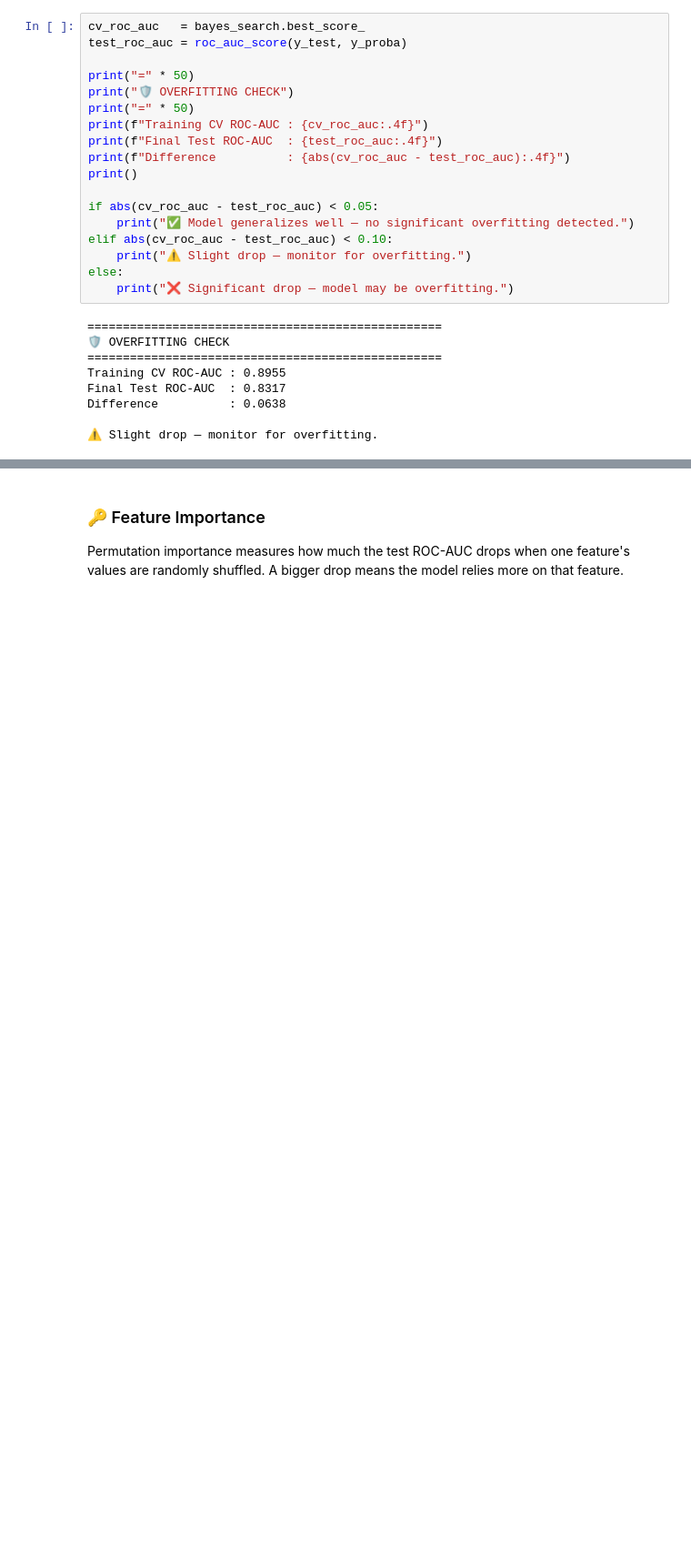
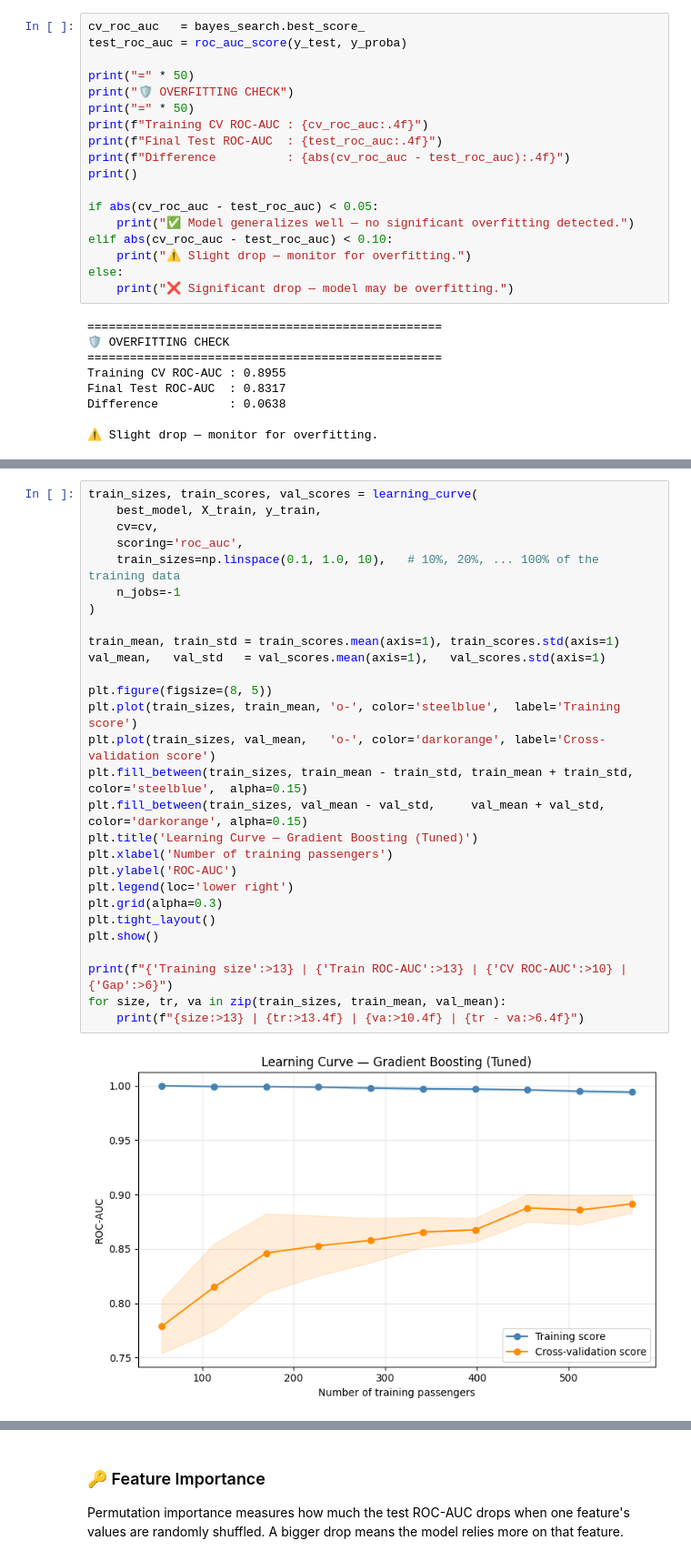
Before and after one commit to MaykInvest/Titanic-analysis, a Jupyter notebook: analysis.ipynb, the cells around one changed output, grey strips where cells are left out. Shown at 91% size. Drawn from its saved outputs; the diff is of its cells as text; blank space fills up the shorter version.

Commit message:
FEAT: add the Learning Curve to the model

```diff
--- a/analysis.ipynb
+++ b/analysis.ipynb
@@ -870,0 +876,30 @@ Difference          : 0.0638
+# %%
+train_sizes, train_scores, val_scores = learning_curve(
+    best_model, X_train, y_train,
+    cv=cv,
+    scoring='roc_auc',
+    train_sizes=np.linspace(0.1, 1.0, 10),   # 10%, 20%, ... 100% of the training data
+    n_jobs=-1
+)
+
+train_mean, train_std = train_scores.mean(axis=1), train_scores.std(axis=1)
+val_mean,   val_std   = val_scores.mean(axis=1),   val_scores.std(axis=1)
+
+plt.figure(figsize=(8, 5))
+plt.plot(train_sizes, train_mean, 'o-', color='steelblue',  label='Training score')
+plt.plot(train_sizes, val_mean,   'o-', color='darkorange', label='Cross-validation score')
+plt.fill_between(train_sizes, train_mean - train_std, train_mean + train_std, color='steelblue',  alpha=0.15)
+plt.fill_between(train_sizes, val_mean - val_std,     val_mean + val_std,     color='darkorange', alpha=0.15)
+plt.title('Learning Curve — Gradient Boosting (Tuned)')
+plt.xlabel('Number of training passengers')
+plt.ylabel('ROC-AUC')
+plt.legend(loc='lower right')
+plt.grid(alpha=0.3)
+plt.tight_layout()
+plt.show()
+
+print(f"{'Training size':>13} | {'Train ROC-AUC':>13} | {'CV ROC-AUC':>10} | {'Gap':>6}")
+for size, tr, va in zip(train_sizes, train_mean, val_mean):
+    print(f"{size:>13} | {tr:>13.4f} | {va:>10.4f} | {tr - va:>6.4f}")
+# %% [output]
+[figure, added]
```
Also changed, not shown: parts of 7 cells of this notebook, 1 other file.
